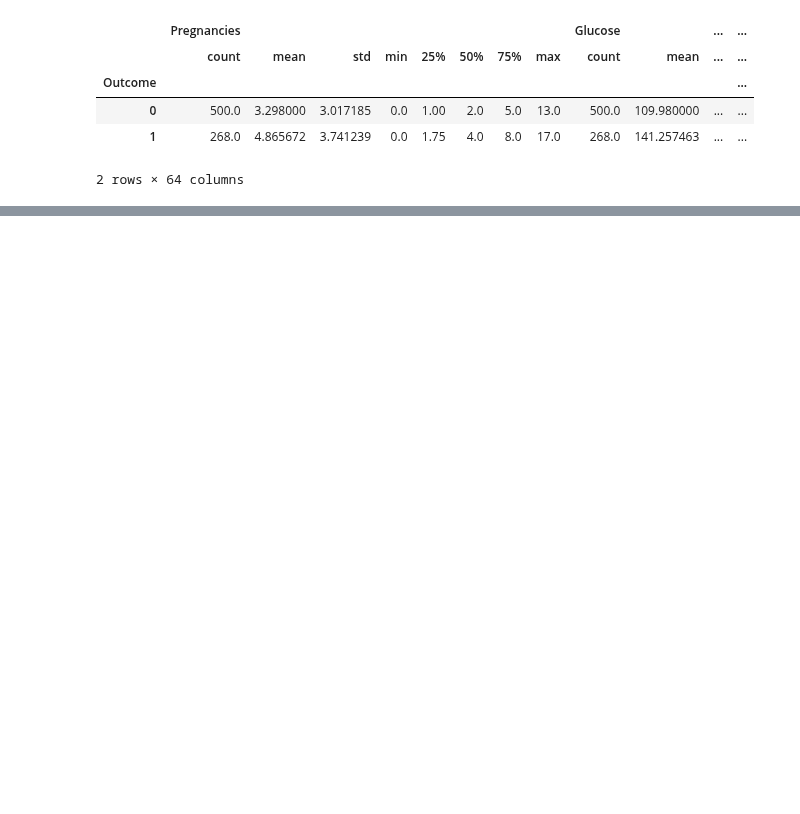
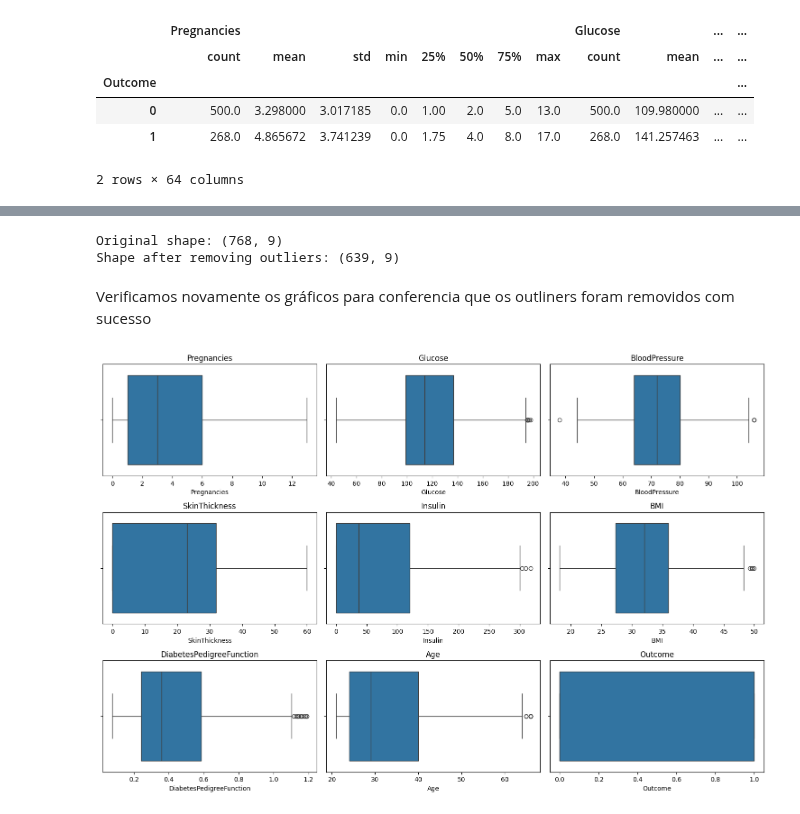
Before and after one commit to LaerteKimura/FIAP_trabalho_ML_Diagnostico, a Jupyter notebook: FIAP_trabalho_ML_Diagnostico.ipynb, the cells around one changed output, grey strips where cells are left out. Cells and saved outputs as stored; diff of their text form; code cells hidden in the pictures; blank space fills up the shorter version.

```diff
--- a/FIAP_trabalho_ML_Diagnostico.ipynb
+++ b/FIAP_trabalho_ML_Diagnostico.ipynb
@@ -106,0 +121,35 @@ data.corr()
+# %%
+# Function to remove outliers
+def remove_outliers_iqr(df):
+    Q1 = df.quantile(0.25)
+    Q3 = df.quantile(0.75)
+    IQR = Q3 - Q1
+    lower_bound = Q1 - 1.5 * IQR
+    upper_bound = Q3 + 1.5 * IQR
+    df_cleaned = df[~((df < lower_bound) | (df > upper_bound)).any(axis=1)]
+    return df_cleaned
+
+
+data_cleaned = remove_outliers_iqr(data[numerical_cols])
+
+print("Original shape:", data.shape)
+print("Shape after removing outliers:", data_cleaned.shape)
+# %% [output]
+Original shape: (768, 9)
+Shape after removing outliers: (639, 9)
+# %% [markdown]
+Verificamos novamente os gráficos para conferencia que os outliners foram removidos com sucesso
+# %%
+numerical_cols = data_cleaned.select_dtypes(include=['int64', 'float64']).columns
+
+# Create box plots for each numerical column
+plt.figure(figsize=(15, 10))
+for i, col in enumerate(numerical_cols):
+    plt.subplot(3, 3, i + 1)
+    sns.boxplot(x=data_cleaned[col])
+    plt.title(col)
+
+plt.tight_layout()
+plt.show()
+# %% [output]
+[figure, added]
```
Also changed, not shown: parts of 26 cells of this notebook.
